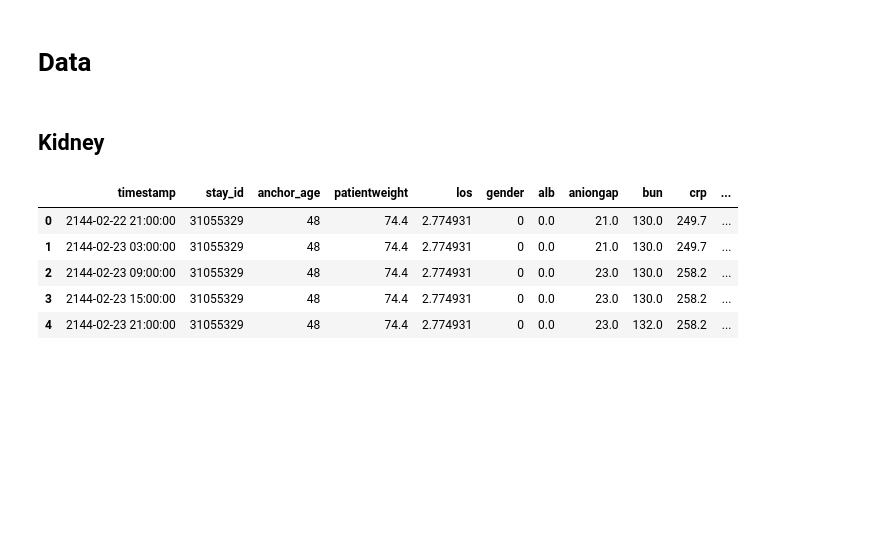
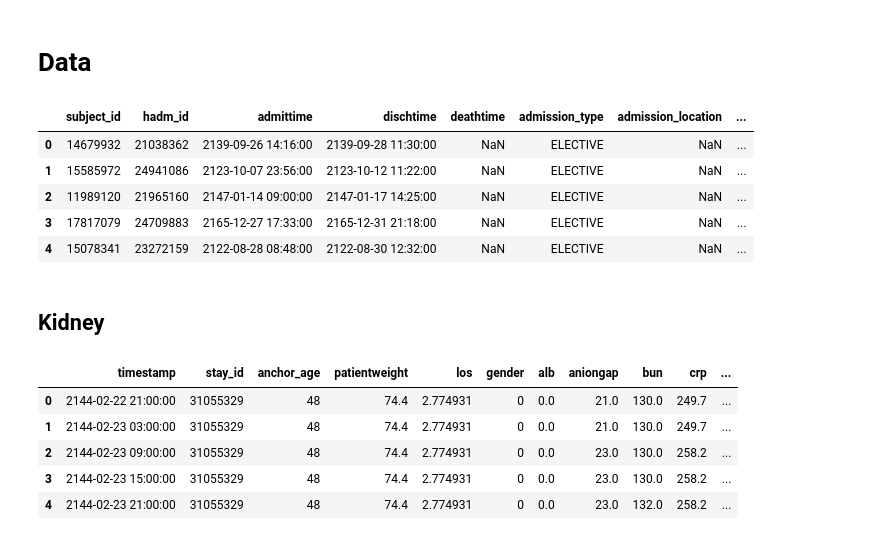
Before and after one commit to aishwarya-rm/cos_534, a Jupyter notebook: project/boosting.ipynb, the cells around one changed output. Cells and saved outputs as stored; diff of their text form; code cells hidden in the pictures; blank space fills up the shorter version.

```diff
--- a/project/boosting.ipynb
+++ b/project/boosting.ipynb
@@ -7,6 +7,18 @@ import seaborn as sns
 import os, sys
 # %% [markdown]
 # Data
+# %%
+admissions = pd.read_csv("data/mimic-iv-1.0/core/admissions.csv.gz", compression='gzip')
+cohort = pd.read_csv("data/mimic-iv-1.0/icu/icustays.csv.gz", compression='gzip')
+diagnoses_icd = pd.read_csv("data/mimic-iv-1.0/hosp/diagnoses_icd.csv.gz", compression='gzip')
+admissions.head()
+# %% [output]
+|  | subject_id | hadm_id | admittime | dischtime | deathtime | admission_type | admission_location | ... |
+| 0 | 14679932 | 21038362 | 2139-09-26 14:16:00 | 2139-09-28 11:30:00 | NaN | ELECTIVE | NaN | ... |
+| 1 | 15585972 | 24941086 | 2123-10-07 23:56:00 | 2123-10-12 11:22:00 | NaN | ELECTIVE | NaN | ... |
+| 2 | 11989120 | 21965160 | 2147-01-14 09:00:00 | 2147-01-17 14:25:00 | NaN | ELECTIVE | NaN | ... |
+| 3 | 17817079 | 24709883 | 2165-12-27 17:33:00 | 2165-12-31 21:18:00 | NaN | ELECTIVE | NaN | ... |
+| 4 | 15078341 | 23272159 | 2122-08-28 08:48:00 | 2122-08-30 12:32:00 | NaN | ELECTIVE | NaN | ... |
 # %% [markdown]
 ## Kidney
 # %%
```
Also changed, not shown: parts of 5 cells of this notebook.
